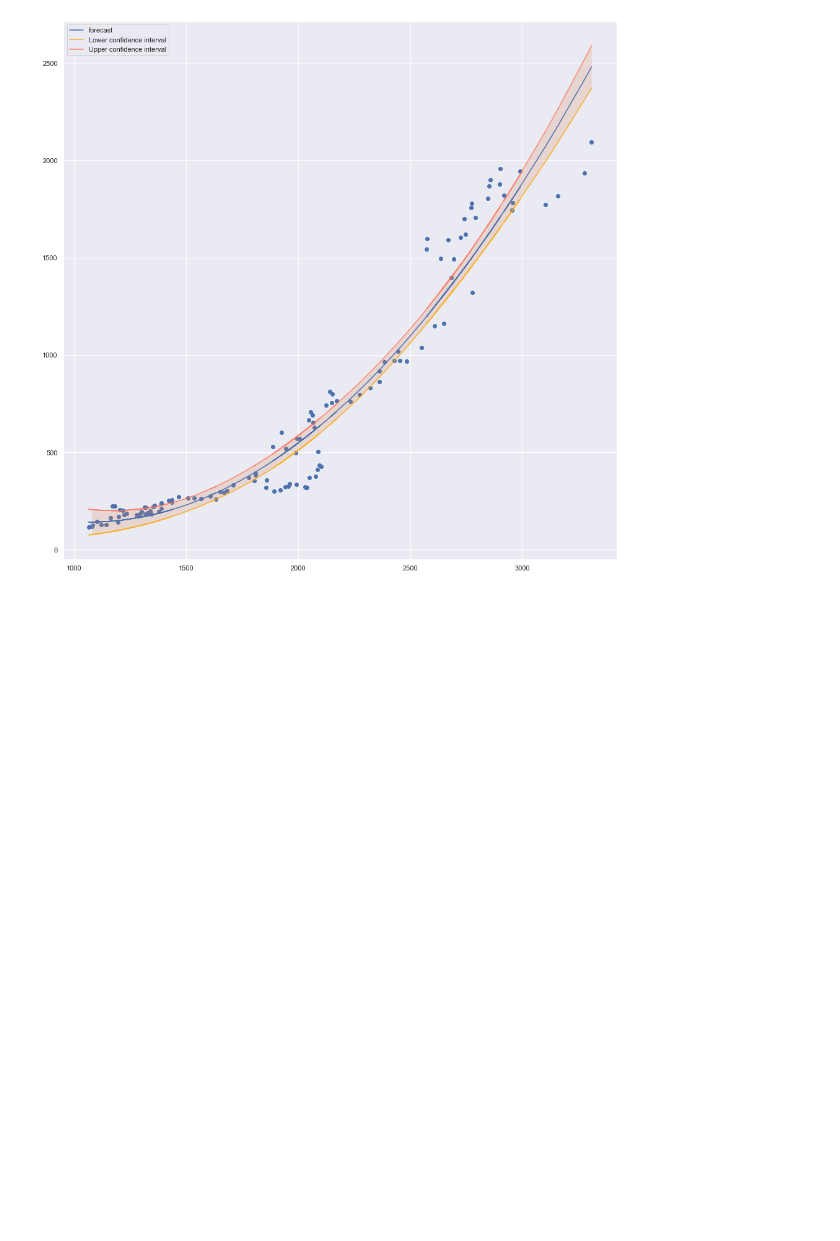
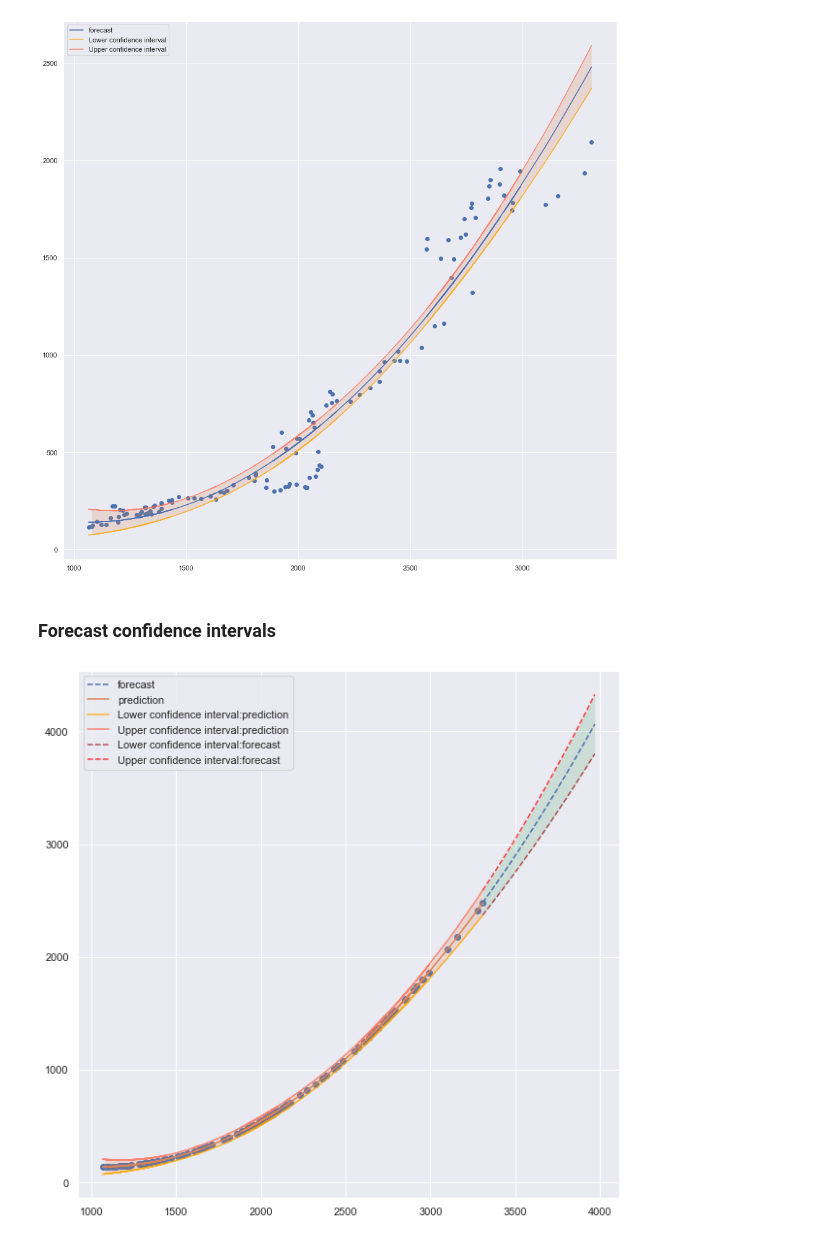
Before and after one commit to EddieKro/Econometrics, a Jupyter notebook: notebooks/Econometrics_Lab4.ipynb, the cells around one changed output. Cells and saved outputs as stored; diff of their text form; code cells hidden in the pictures; blank space fills up the shorter version.

```diff
--- a/notebooks/Econometrics_Lab4.ipynb
+++ b/notebooks/Econometrics_Lab4.ipynb
@@ -107,3 +108,28 @@ plt.fill_between(X,ci_lower,ci_upper,alpha=0.2)
 plt.legend();
 # %% [output]
 [figure]
+# %% [markdown]
+### Forecast confidence intervals
+# %%
+x_forecast = np.linspace(X[-1],1.2*X[-1],num=12)
+xp_f = poly_features.fit_transform(x_forecast.reshape(-1,1))
+y_hat_forecast = model.predict(xp_f)
+p = model.get_prediction(xp_f).conf_int()
+l_f,u_f=p.T
+
+plt.figure(figsize=(10,10))
+plt.plot(x_forecast,y_hat_forecast,'--',label='forecast')
+plt.plot(X,y_hat,label='prediction')
+plt.scatter(X,y_hat)
+
+plt.plot(X, ci_lower,alpha=0.8,color='orange',label='Lower confidence interval:prediction')
+plt.plot(X, ci_upper,alpha=0.75,c='tomato',label='Upper confidence interval:prediction')
+
+plt.fill_between(X,ci_lower,ci_upper,alpha=0.2)
+plt.plot(x_forecast, l_f,'--',alpha=0.8,color='brown',label='Lower confidence interval:forecast')
+plt.plot(x_forecast, u_f,'--',alpha=0.75,c='red',label='Upper confidence interval:forecast')
+
+plt.fill_between(x_forecast,l_f,u_f,alpha=0.2)
+plt.legend();
+# %% [output]
+[figure, added]
```
Also changed, not shown: parts of 3 cells of this notebook, 3 other files.
